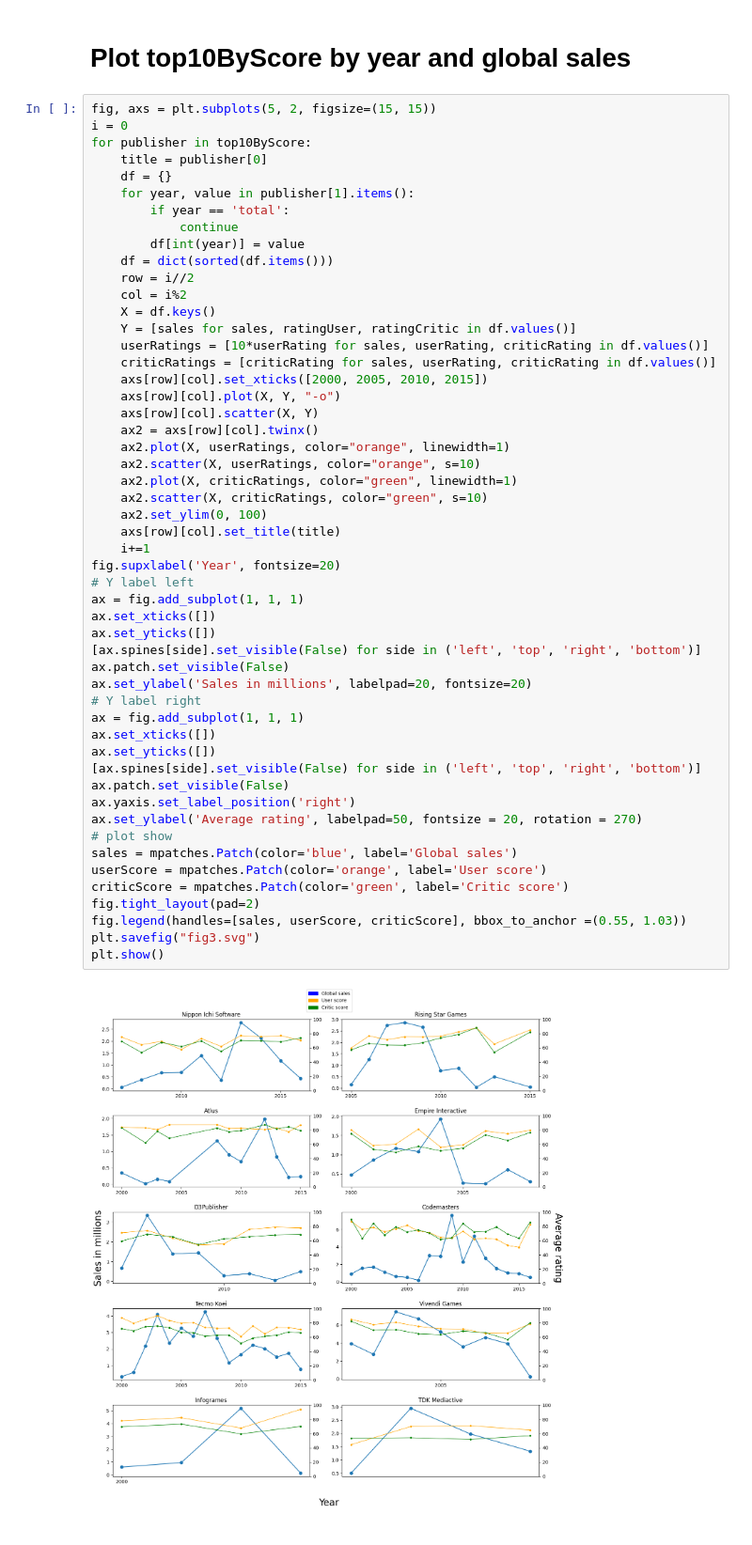
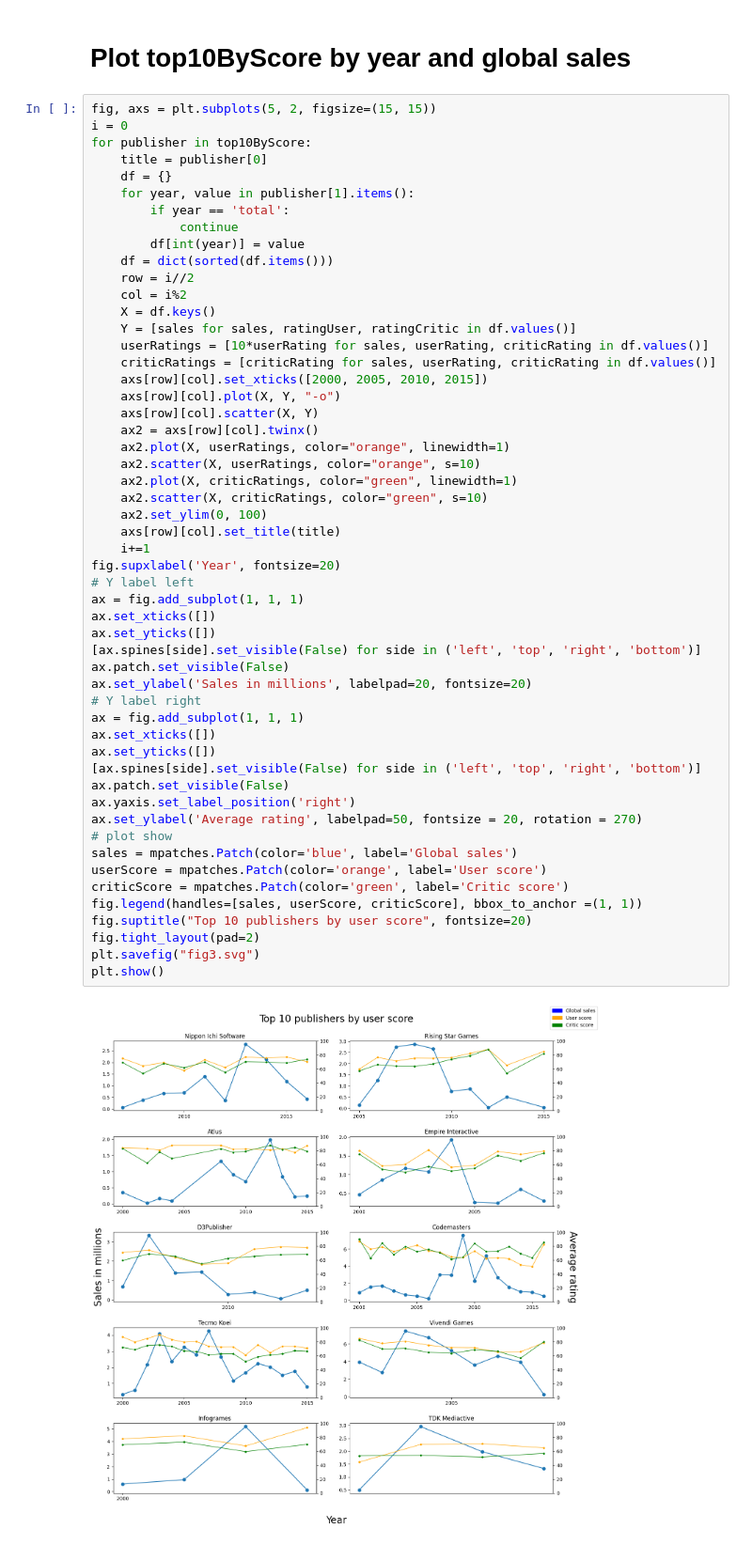
Before and after one commit to rops11/DS-Project-2023, a Jupyter notebook: VisualiseData.ipynb, the cells around one changed output. Shown at 94% size. Cells and saved outputs as stored; diff of their text form.

```diff
--- a/VisualiseData.ipynb
+++ b/VisualiseData.ipynb
@@ -299,32 +298,33 @@ for publisher in top10ByScore:
     ax2.scatter(X, userRatings, color="orange", s=10)
     ax2.plot(X, criticRatings, color="green", linewidth=1)
     ax2.scatter(X, criticRatings, color="green", s=10)
     ax2.set_ylim(0, 100)
     axs[row][col].set_title(title)
     i+=1
 fig.supxlabel('Year', fontsize=20)
 # Y label left
 ax = fig.add_subplot(1, 1, 1)
 ax.set_xticks([])
 ax.set_yticks([])
 [ax.spines[side].set_visible(False) for side in ('left', 'top', 'right', 'bottom')]
 ax.patch.set_visible(False)
 ax.set_ylabel('Sales in millions', labelpad=20, fontsize=20)
 # Y label right
 ax = fig.add_subplot(1, 1, 1)
 ax.set_xticks([])
 ax.set_yticks([])
 [ax.spines[side].set_visible(False) for side in ('left', 'top', 'right', 'bottom')]
 ax.patch.set_visible(False)
 ax.yaxis.set_label_position('right')
 ax.set_ylabel('Average rating', labelpad=50, fontsize = 20, rotation = 270)
 # plot show
 sales = mpatches.Patch(color='blue', label='Global sales')
 userScore = mpatches.Patch(color='orange', label='User score')
 criticScore = mpatches.Patch(color='green', label='Critic score')
+fig.legend(handles=[sales, userScore, criticScore], bbox_to_anchor =(1, 1))
+fig.suptitle("Top 10 publishers by user score", fontsize=20)
 fig.tight_layout(pad=2)
-fig.legend(handles=[sales, userScore, criticScore], bbox_to_anchor =(0.55, 1.03))
 plt.savefig("fig3.svg")
 plt.show()
 # %% [output]
-[figure, old version]
+[figure, new version]
```
Also changed, not shown: parts of 15 cells of this notebook.
